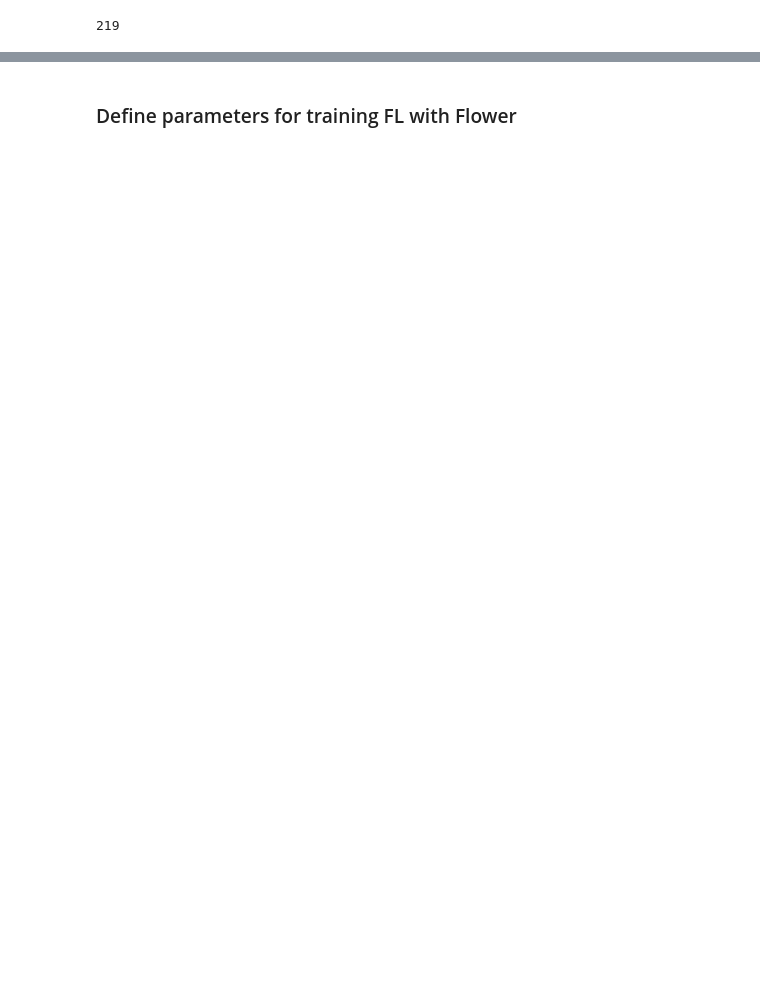
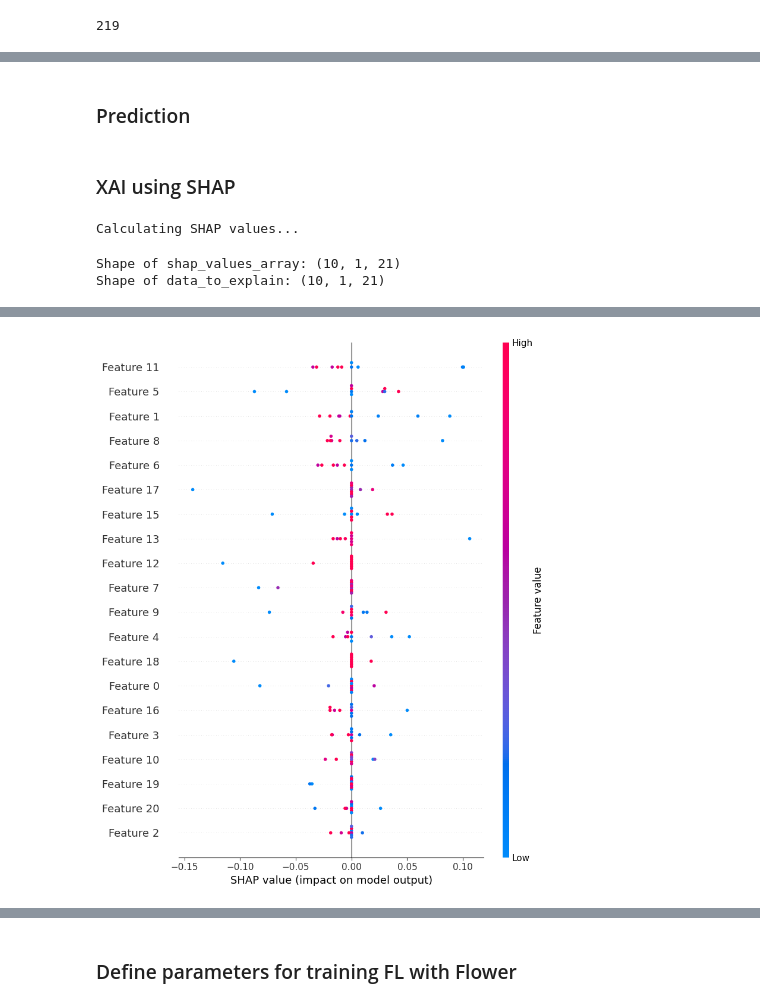
Before and after one commit to ngovanuc/IAD, a Jupyter notebook: Intern/16_CMAPSS_using_Transformer/source/03_FL_by_Flower_for_RUL_prediction_using_Transformer_FD001234.ipynb, the cells around one changed output, grey strips where cells are left out. Saved outputs shown, nothing was run; the diff lists cells and outputs as text; code cells hidden in the pictures; blank space fills up the shorter version.

```diff
--- a/Intern/16_CMAPSS_using_Transformer/source/03_FL_by_Flower_for_RUL_prediction_using_Transformer_FD001234.ipynb
+++ b/Intern/16_CMAPSS_using_Transformer/source/03_FL_by_Flower_for_RUL_prediction_using_Transformer_FD001234.ipynb
@@ -794,0 +1021,2 @@ Loss on random batch: 0.008351090364158154
+# %% [markdown]
+### Prediction
@@ -794,0 +1035,42 @@ Loss on random batch: 0.008351090364158154
+# %% [markdown]
+### XAI using SHAP
+# %%
+# Dữ liệu nền và dữ liệu cần giải thích
+background_data, _ = next(iter(validation_loader))
+background_data_np = background_data.cpu().numpy()  # (batch_size, 1, feature_dim)
+
+# Chuyển đổi dữ liệu nền thành 2D
+sequence_length = 1  # Chiều dài chuỗi
+feature_dim = background_data_np.shape[-1]  # 21
+background_data_2d = background_data_np.reshape(background_data_np.shape[0], -1)  # (batch_size, sequence_length * feature_dim)
+
+# Tóm tắt dữ liệu nền bằng shap.sample
+background_sample = shap.sample(background_data_2d, 50)  # Giới hạn 50 mẫu nền để tăng tốc
+
+# Dữ liệu cần giải thích (chuyển đổi 2D tương tự)
+data_to_explain = background_data_np[:10]  # Lấy 10 mẫu đầu tiên
+data_to_explain_2d = data_to_explain.reshape(data_to_explain.shape[0], -1)  # (10, sequence_length * feature_dim)
+# %%
+# Tạo KernelExplainer
+explainer = shap.KernelExplainer(predict_single_sample, background_sample)
+
+# Tính giá trị SHAP
+print("Calculating SHAP values...")
+shap_values = explainer.shap_values(data_to_explain_2d, nsamples=100)
+
+# Chuyển SHAP values về dạng (num_samples, sequence_length, feature_dim)
+shap_values_array = np.array(shap_values).reshape(data_to_explain.shape[0], sequence_length, feature_dim)
+
+# Kiểm tra kích thước
+print("Shape of shap_values_array:", shap_values_array.shape)  # (10, 1, 21)
+print("Shape of data_to_explain:", data_to_explain.shape)  # (10, 1, 21)
+# %% [output]
+Calculating SHAP values...
+Shape of shap_values_array: (10, 1, 21)
+Shape of data_to_explain: (10, 1, 21)
+# %%
+# Vẽ biểu đồ summary (dùng 2D)
+data_to_explain_2d = data_to_explain.reshape(data_to_explain.shape[0], -1)
+shap_values_2d = shap_values_array.reshape(data_to_explain_2d.shape)
+shap.summary_plot(shap_values_2d, data_to_explain_2d)
+# %% [output]
@@ -794,0 +1078 @@ Loss on random batch: 0.008351090364158154
+[figure, added]
```
Also changed, not shown: parts of 51 cells of this notebook, 7 other files.
